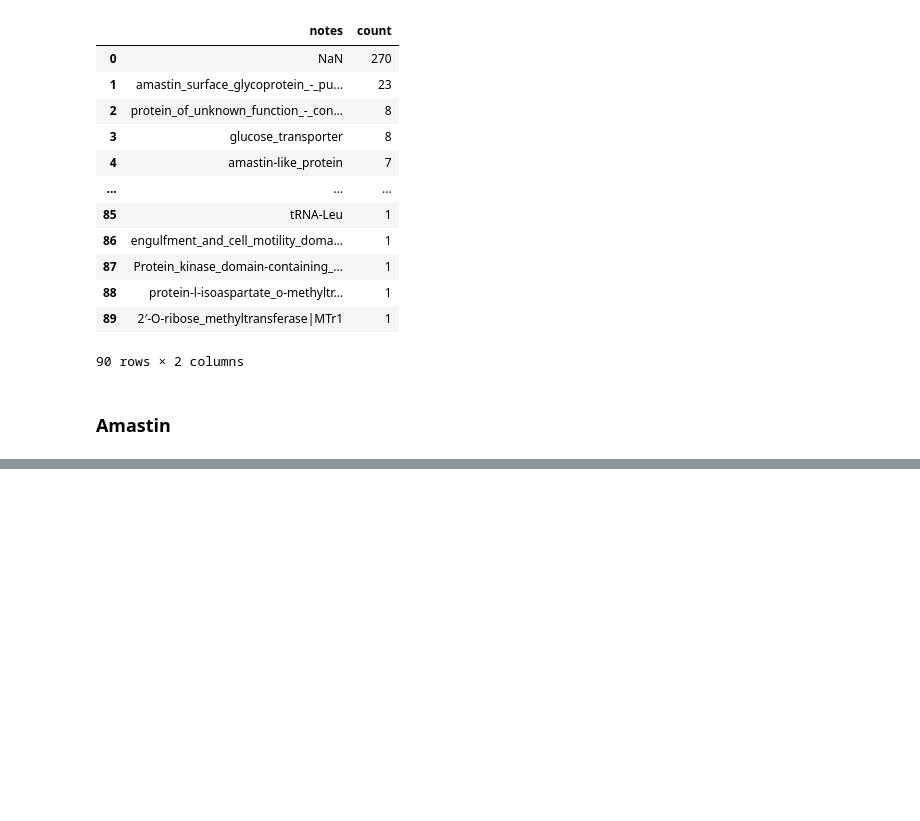
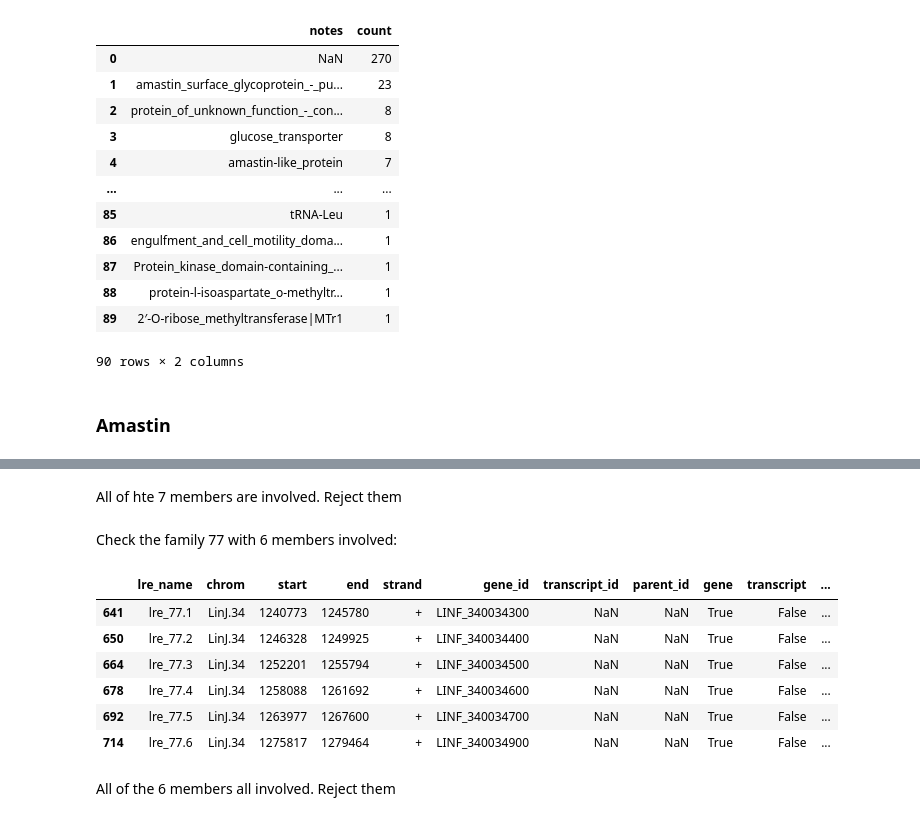
Before and after one commit to Viskuit/Test_BEDOPS, a Jupyter notebook: 25.Negative_analysis/1.3.leishmania_repeated_elements_filtering.ipynb, the cells around one changed output, grey strips where cells are left out. Cells and saved outputs as stored; diff of their text form; code cells hidden in the pictures; blank space fills up the shorter version.

```diff
--- a/25.Negative_analysis/1.3.leishmania_repeated_elements_filtering.ipynb
+++ b/25.Negative_analysis/1.3.leishmania_repeated_elements_filtering.ipynb
@@ -399,0 +424,2 @@ lre_df[
+# %% [markdown]
+All of hte 7 members are involved. Reject them
@@ -399,0 +429,15 @@ lre_df[
+# %% [markdown]
+Check the family 77 with 6 members involved:
+# %%
+# Check family 77
+lre_df[(lre_df['gene']==True) & (lre_df['lre_family'] == 77)]
+# %% [output]
+|  | lre_name | chrom | start | end | strand | gene_id | transcript_id | parent_id | gene | transcript | ... |
+| 641 | lre_77.1 | LinJ.34 | 1240773 | 1245780 | + | LINF_340034300 | NaN | NaN | True | False | ... |
+| 650 | lre_77.2 | LinJ.34 | 1246328 | 1249925 | + | LINF_340034400 | NaN | NaN | True | False | ... |
+| 664 | lre_77.3 | LinJ.34 | 1252201 | 1255794 | + | LINF_340034500 | NaN | NaN | True | False | ... |
+| 678 | lre_77.4 | LinJ.34 | 1258088 | 1261692 | + | LINF_340034600 | NaN | NaN | True | False | ... |
+| 692 | lre_77.5 | LinJ.34 | 1263977 | 1267600 | + | LINF_340034700 | NaN | NaN | True | False | ... |
+| 714 | lre_77.6 | LinJ.34 | 1275817 | 1279464 | + | LINF_340034900 | NaN | NaN | True | False | ... |
+# %% [markdown]
+All of the 6 members all involved. Reject them
```
Also changed, not shown: parts of 27 cells of this notebook.
